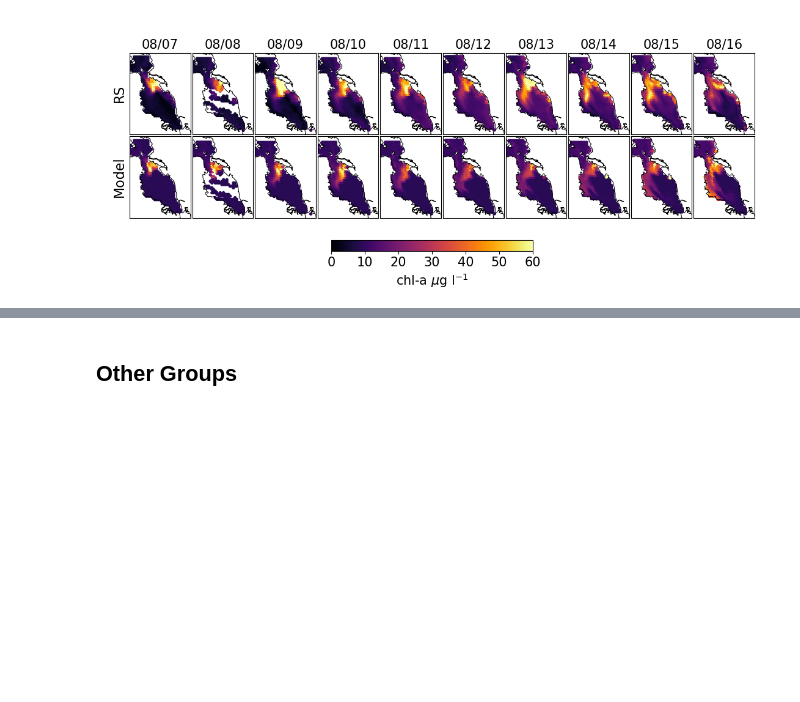
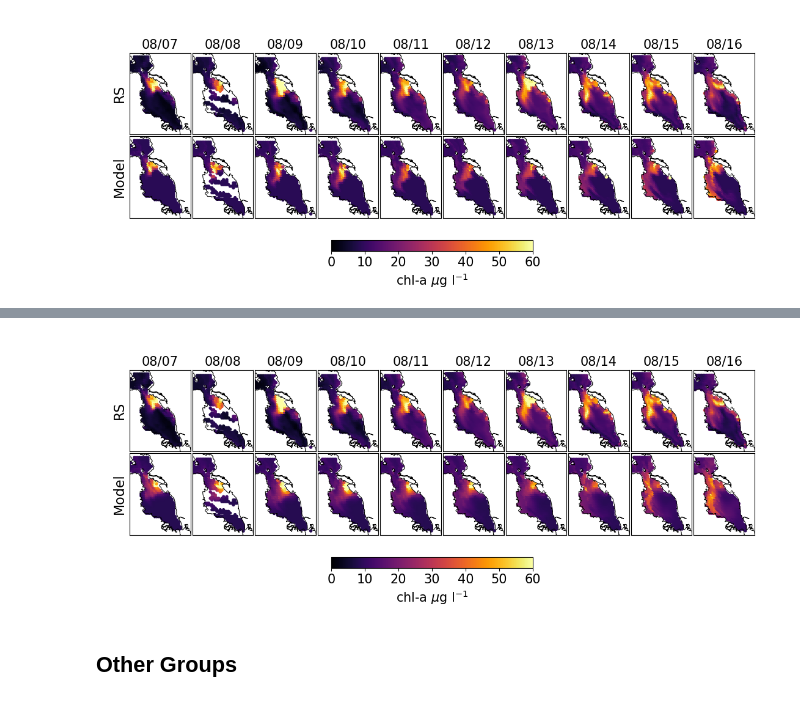
Before and after one commit to rustychris/wy2022_bloom, a Jupyter notebook: bloom_lagrangian_tuning_v00.ipynb, the cells around one changed output, grey strips where cells are left out. Saved outputs shown, nothing was run; the diff lists cells and outputs as text; code cells hidden in the pictures; blank space fills up the shorter version.

```diff
--- a/bloom_lagrangian_tuning_v00.ipynb
+++ b/bloom_lagrangian_tuning_v00.ipynb
@@ -512,0 +329,13 @@ solveNP(thresh=0.010,c0=1.610,kprod=1.946,N0=35.000,Nsat=5.000,kmort=0.098,Isat=
+# %%
+# Diffusion run!
+# solveNP(thresh=0.010,c0=1.948,kprod=1.416,N0=35.000,Nsat=2.078,kmort=0.038,Isat=10.604,background=8.207) err=9.27 in 0.790s
+# numerically better, esp. more physical parameter values, but visually not that great.
+tg = [t for t in tracer_groups if t.tag=='v15' and t.swim==6.912j and t.initial=='alameda'][0]
+tg.ds.reload()
+
+tidx_off=-1
+tuner_diff=FitLagrangianToRS(group=tg,
+                          train_tidxs=[73+tidx_off,97+tidx_off,121+tidx_off,145+tidx_off,169+tidx_off,
+                                        193+tidx_off,217+tidx_off,241+tidx_off,265+tidx_off,289+tidx_off],
+                          downsample=3)
+tuner_diff.tune(minimize_kw=dict(method='Powell'))
@@ -513,3 +361,8 @@ solveNP(thresh=0.010,c0=1.610,kprod=1.946,N0=35.000,Nsat=5.000,kmort=0.098,Isat=
+# %%
+utils.add_to(tuner_diff)(fig_last_eval_dense)
+tuner_diff.fig_last_eval_dense(cmap='inferno') ;
+# %% [output]
+[figure, added]
 # %% [markdown]
 Other Groups
 --
```
Also changed, not shown: parts of 9 cells of this notebook, 2 other files.
